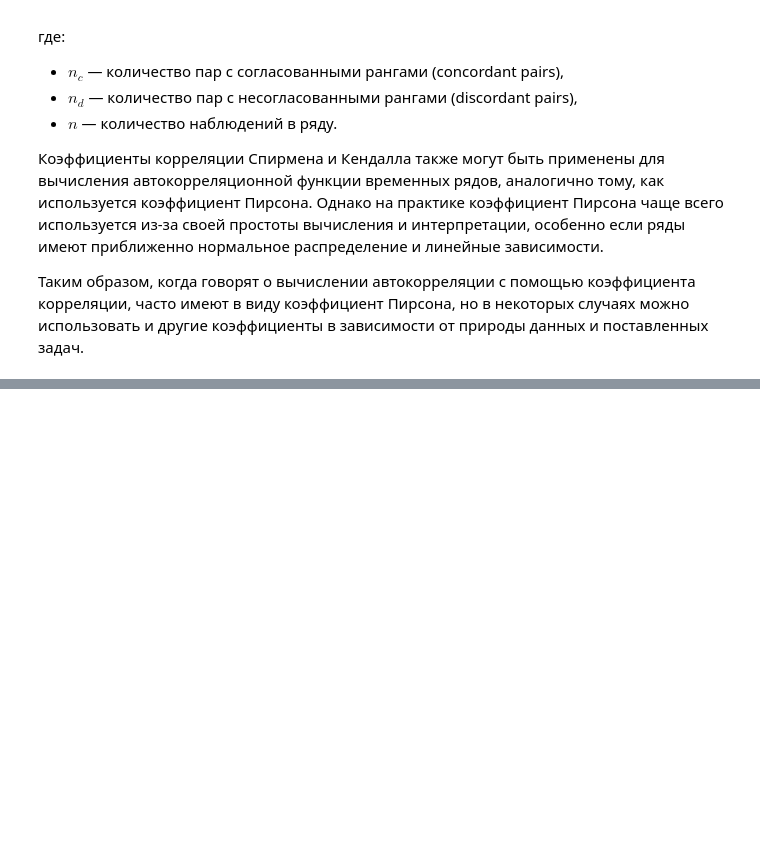
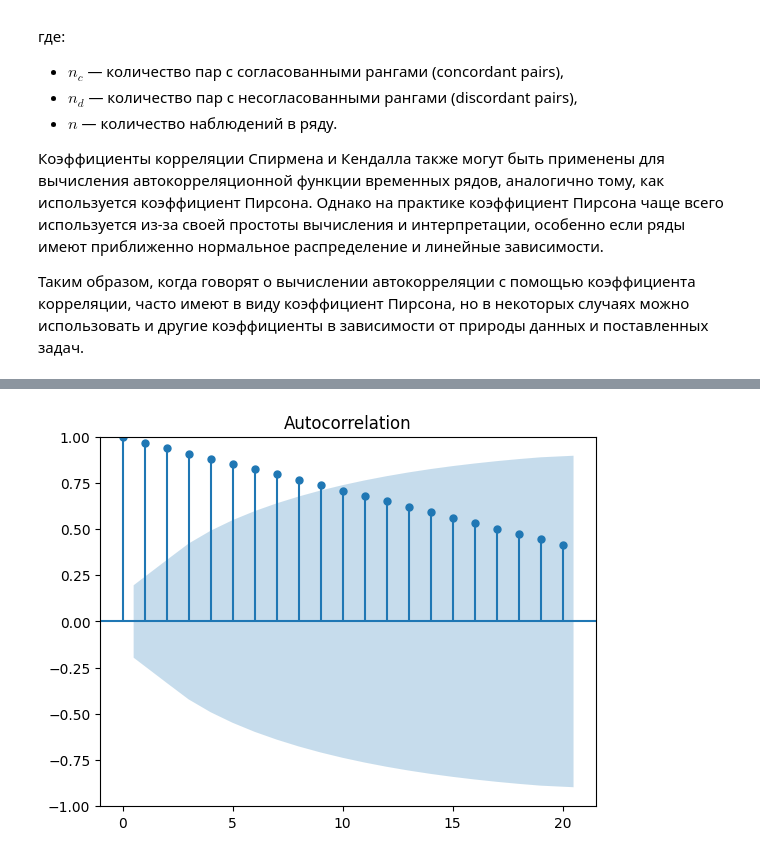
Before and after one commit to CodeHunterOfficial/TimeSeriesForecast_2024-2025, a Jupyter notebook: Тема 2. Аналитика временных рядов/Тема_2_Аналитика_временных_рядов.ipynb, the cells around one changed output, grey strips where cells are left out. Saved outputs shown, nothing was run; the diff lists cells and outputs as text; code cells hidden in the pictures; blank space fills up the shorter version.

```diff
--- a/Тема 2. Аналитика временных рядов/Тема_2_Аналитика_временных_рядов.ipynb
+++ b/Тема 2. Аналитика временных рядов/Тема_2_Аналитика_временных_рядов.ipynb
@@ -245,0 +625,31 @@ $$ \tau_{\tau} = \frac{n_c - n_d}{\frac{n(n-1)}{2}}, $$
+# %%
+import numpy as np
+from scipy.stats import binom
+
+def cox_stuart_test(data):
+    n = len(data)
+
+    # Разделяем данные на две половины
+    mid = n // 2
+    first_half = data[:mid]
+    second_half = data[mid:]
+
+    # Считаем количество знаков различия между двумя половинами
+    signs = np.sign(second_half - first_half)
+    n_plus = np.sum(signs > 0)
+    n_minus = np.sum(signs < 0)
+
+    # Вычисляем статистику теста
+    s = min(n_plus, n_minus)
+
+    # Вычисляем p-value
+    p_value = 2 * binom.cdf(s - 1, n // 2, 0.5)
+
+    return s, p_value
+
+# Пример использования
+np.random.seed(42)
+y = np.random.normal(0, 1, 100) + np.linspace(0, 10, 100)
+s, p_value = cox_stuart_test(y)
+print(f"Статистика теста: {s}")
+print(f"p-value: {p_value:.3f}")
@@ -245,0 +667,7 @@ $$ \tau_{\tau} = \frac{n_c - n_d}{\frac{n(n-1)}{2}}, $$
+# %%
+from statsmodels.graphics.tsaplots import plot_acf
+
+plot_acf(y)
+plt.show()
+# %% [output]
+[figure, added]
```
Also changed, not shown: parts of 57 cells of this notebook.
